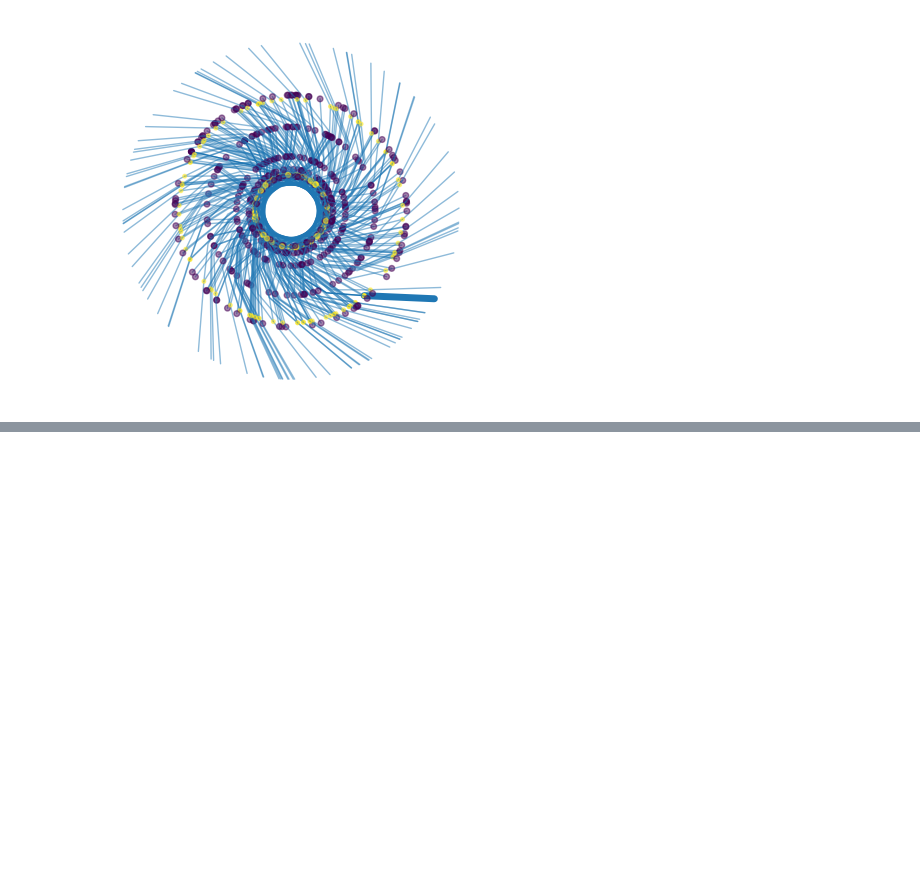
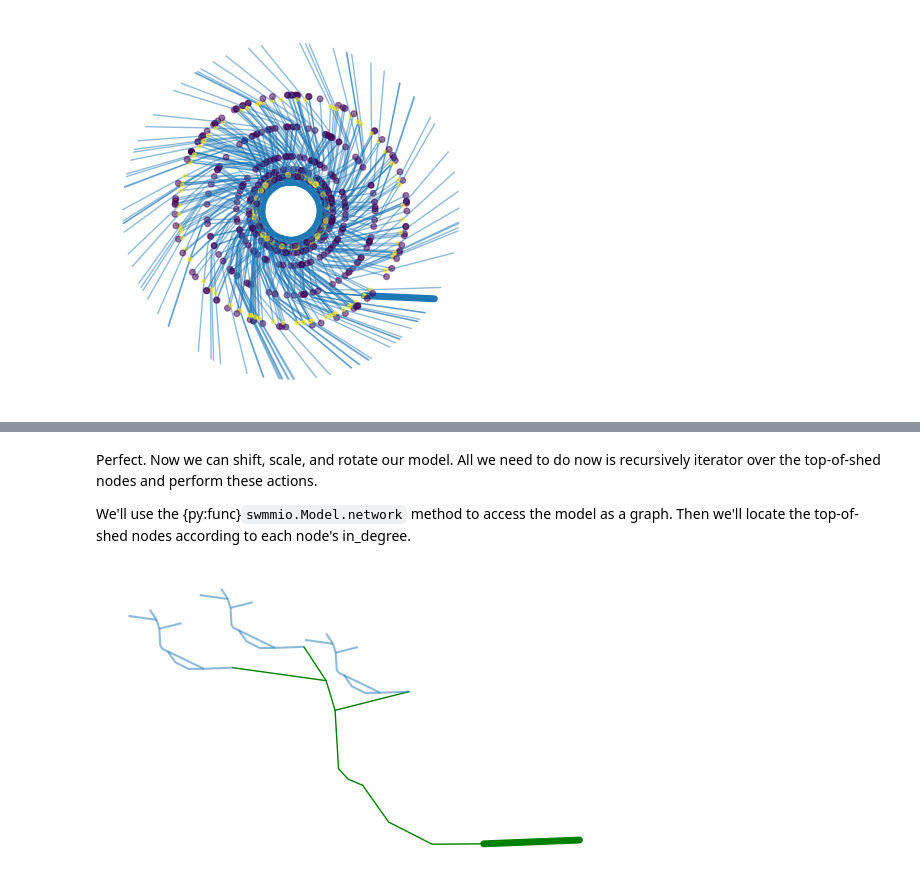
Before and after one commit to pyswmm/swmmio, a Jupyter notebook: docs/usage/making_art_with_swmm.ipynb, the cells around one changed output, grey strips where cells are left out. Drawn from its saved outputs; the diff is of its cells as text; code cells hidden in the pictures; blank space fills up the shorter version.

```diff
--- a/docs/usage/making_art_with_swmm.ipynb
+++ b/docs/usage/making_art_with_swmm.ipynb
@@ -60,0 +198,26 @@ Now we are talking.
+# %% [markdown]
+Perfect. Now we can shift, scale, and rotate our model. All we need to do now is recursively iterator over the top-of-shed nodes and perform these actions.
+
+We'll use the {py:func}`swmmio.Model.network` method to access the model as a graph. Then we'll locate the top-of-shed nodes according to each node's in_degree.
+# %%
+import networkx as nx
+jersey = swmmio.Model(jersey.inp.path)
+G = jersey.network
+
+# find nodes with zero in-degree
+zero_indegree = [n for n in G.nodes() if G.in_degree(n) == 0]
+
+# start the plot as usual
+ax = jersey.links.geodataframe.plot(color='green', linewidth=jersey.links.geodataframe['Geom1'], capstyle='round')
+
+for node, row in jersey.inp.coordinates.loc[zero_indegree].iterrows():
+    jersey = swmmio.Model(jersey.inp.path)
+    anchor_point = jersey.inp.coordinates.loc[jersey.inp.outfalls.index[0]][['X', 'Y']].values
+
+    jersey = scale_model_coords(jersey, 0.3, center_point=anchor_point)
+    jersey = shift_model_coords(jersey, (row.X, row.Y), anchor_point=anchor_point)
+    jersey.links.geodataframe.plot(ax=ax, alpha=0.5)
+
+ax.set_axis_off()
+# %% [output]
+[figure, added]
```
Also changed, not shown: parts of 11 cells of this notebook, 1 other file.
